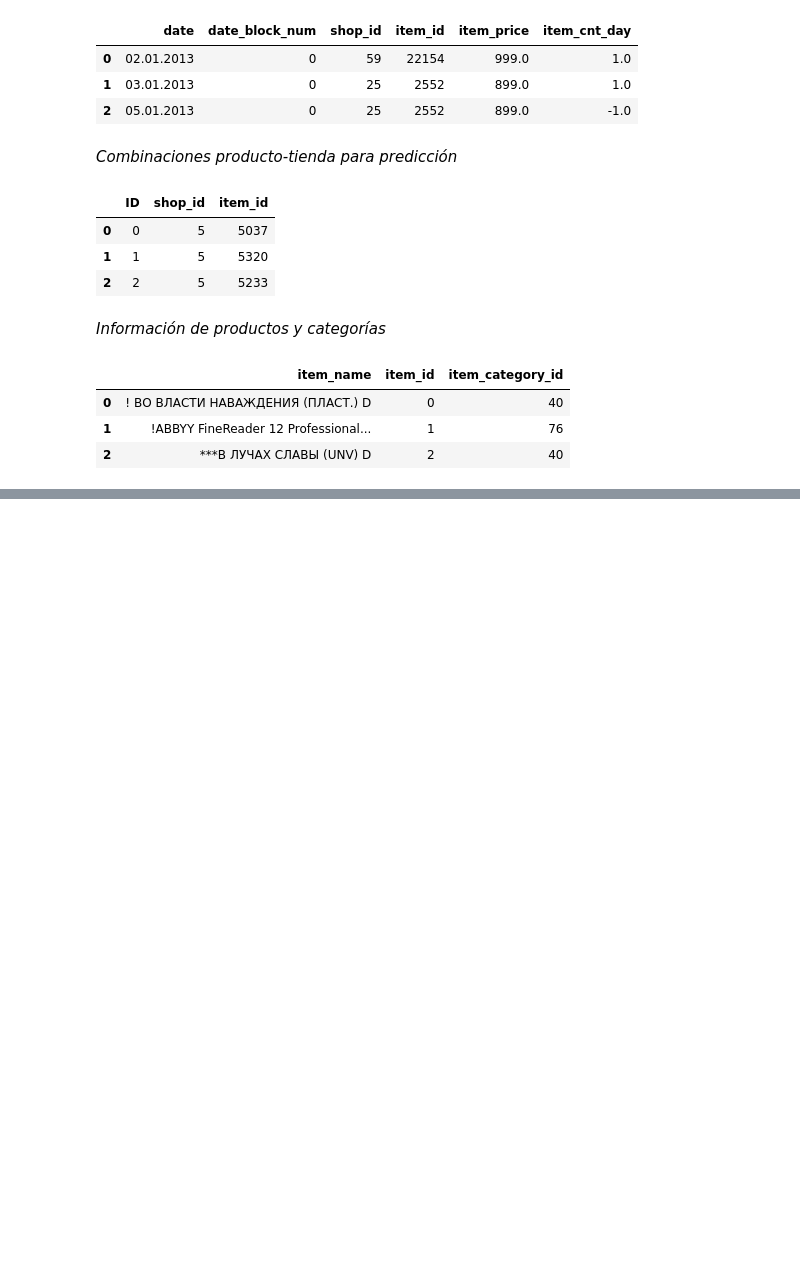
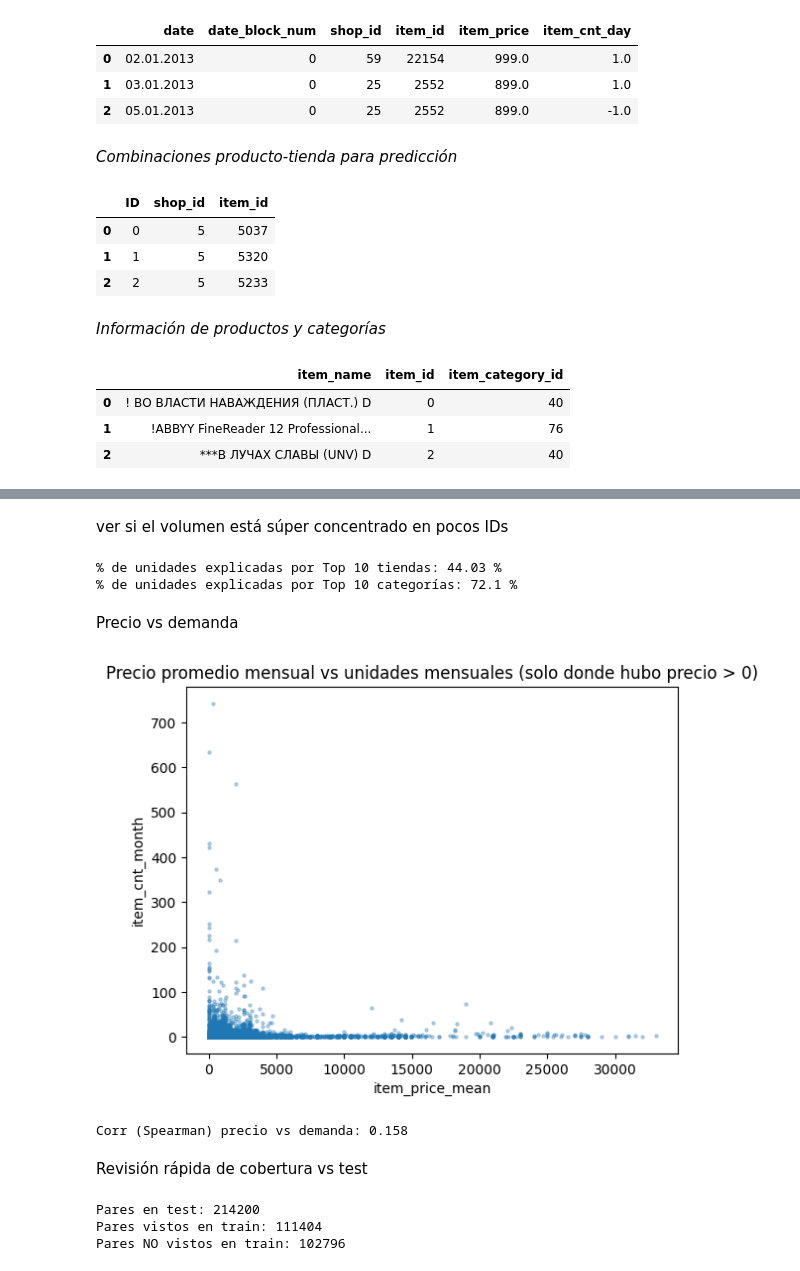
Before and after one commit to Andrea-Monserrat/Prediccion_de-_demanda_en_retail, a Jupyter notebook: Notebooks/01_EDA.ipynb, the cells around one changed output, grey strips where cells are left out. Saved outputs shown, nothing was run; the diff lists cells and outputs as text; code cells hidden in the pictures; blank space fills up the shorter version.

```diff
--- a/Notebooks/01_EDA.ipynb
+++ b/Notebooks/01_EDA.ipynb
@@ -152,0 +288,45 @@ test_final = test_enriched.merge(hist_feat, on=["shop_id","item_id"], how="left"
+# %% [markdown]
+ver si el volumen está súper concentrado en pocos IDs
+# %%
+shop_share = top_shops.sum() / monthly["item_cnt_month"].sum()
+cat_share = top_cats.sum() / monthly["item_cnt_month"].sum()
+
+print("\n% de unidades explicadas por Top 10 tiendas:", round(shop_share * 100, 2), "%")
+print("% de unidades explicadas por Top 10 categorías:", round(cat_share * 100, 2), "%")
+# %% [output]
+% de unidades explicadas por Top 10 tiendas: 44.03 %
+% de unidades explicadas por Top 10 categorías: 72.1 %
+# %% [markdown]
+Precio vs demanda
+# %%
+valid = monthly[monthly["item_price_mean"] > 0].copy()
+
+# Si es enorme, muestreamos
+sample = valid.sample(50000, random_state=42) if len(valid) > 50000 else valid
+
+plt.figure()
+plt.scatter(sample["item_price_mean"], sample["item_cnt_month"], s=5, alpha=0.3)
+plt.title("Precio promedio mensual vs unidades mensuales (solo donde hubo precio > 0)")
+plt.xlabel("item_price_mean")
+plt.ylabel("item_cnt_month")
+plt.show()
+
+corr_spear = sample[["item_price_mean", "item_cnt_month"]].corr(method="spearman").iloc[0, 1]
+print("Corr (Spearman) precio vs demanda:", round(float(corr_spear), 3))
+# %% [output]
+[figure, added]
+Corr (Spearman) precio vs demanda: 0.158
+# %% [markdown]
+Revisión rápida de cobertura vs test
+# %%
+train_pairs = monthly[["shop_id", "item_id"]].drop_duplicates()
+test_pairs = test[["shop_id", "item_id"]].drop_duplicates()
+
+covered = test_pairs.merge(train_pairs, on=["shop_id", "item_id"], how="left", indicator=True)
+print("Pares en test:", len(test_pairs))
+print("Pares vistos en train:", (covered["_merge"] == "both").sum())
+print("Pares NO vistos en train:", (covered["_merge"] != "both").sum())
+# %% [output]
+Pares en test: 214200
+Pares vistos en train: 111404
+Pares NO vistos en train: 102796
```
Also changed, not shown: parts of 23 cells of this notebook, 17 other files.
